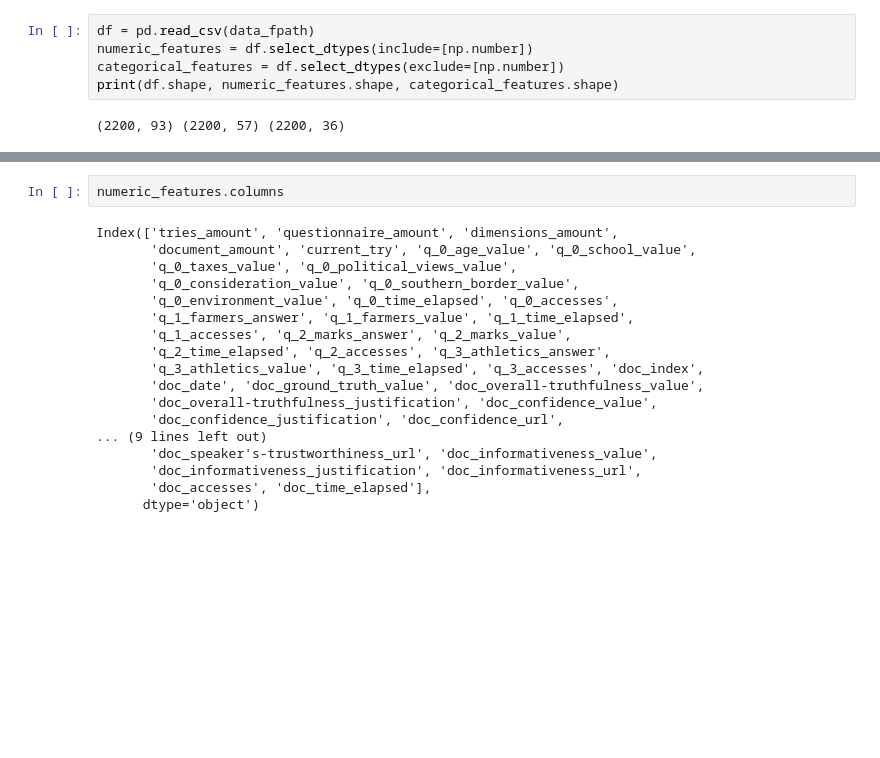
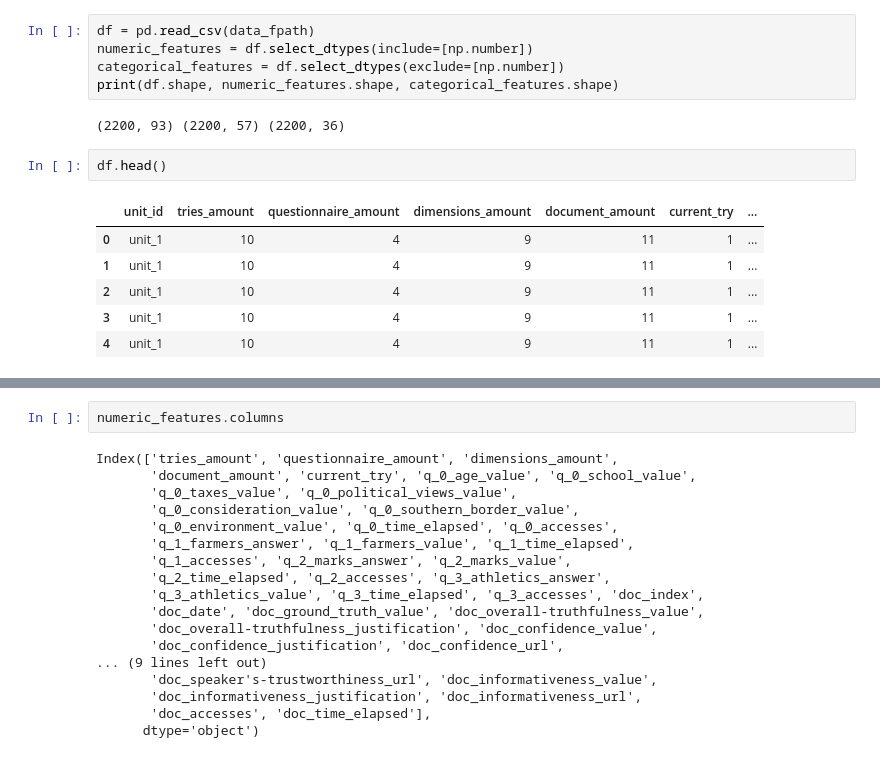
Before and after one commit to EyeofBeholder-NLeSC/play-around-sample-set, a Jupyter notebook: notebooks/IPM_data_cleansing.ipynb, the cells around one changed output, grey strips where cells are left out. Cells and saved outputs as stored; diff of their text form; blank space fills up the shorter version.

```diff
--- a/notebooks/IPM_data_cleansing.ipynb
+++ b/notebooks/IPM_data_cleansing.ipynb
@@ -13,4 +13,13 @@ categorical_features = df.select_dtypes(exclude=[np.number])
 print(df.shape, numeric_features.shape, categorical_features.shape)
 # %% [output]
 (2200, 93) (2200, 57) (2200, 36)
+# %%
+df.head()
+# %% [output]
+|  | unit_id | tries_amount | questionnaire_amount | dimensions_amount | document_amount | current_try | ... |
+| 0 | unit_1 | 10 | 4 | 9 | 11 | 1 | ... |
+| 1 | unit_1 | 10 | 4 | 9 | 11 | 1 | ... |
+| 2 | unit_1 | 10 | 4 | 9 | 11 | 1 | ... |
+| 3 | unit_1 | 10 | 4 | 9 | 11 | 1 | ... |
+| 4 | unit_1 | 10 | 4 | 9 | 11 | 1 | ... |
 # %%
```
Also changed, not shown: parts of 1 cell of this notebook.
